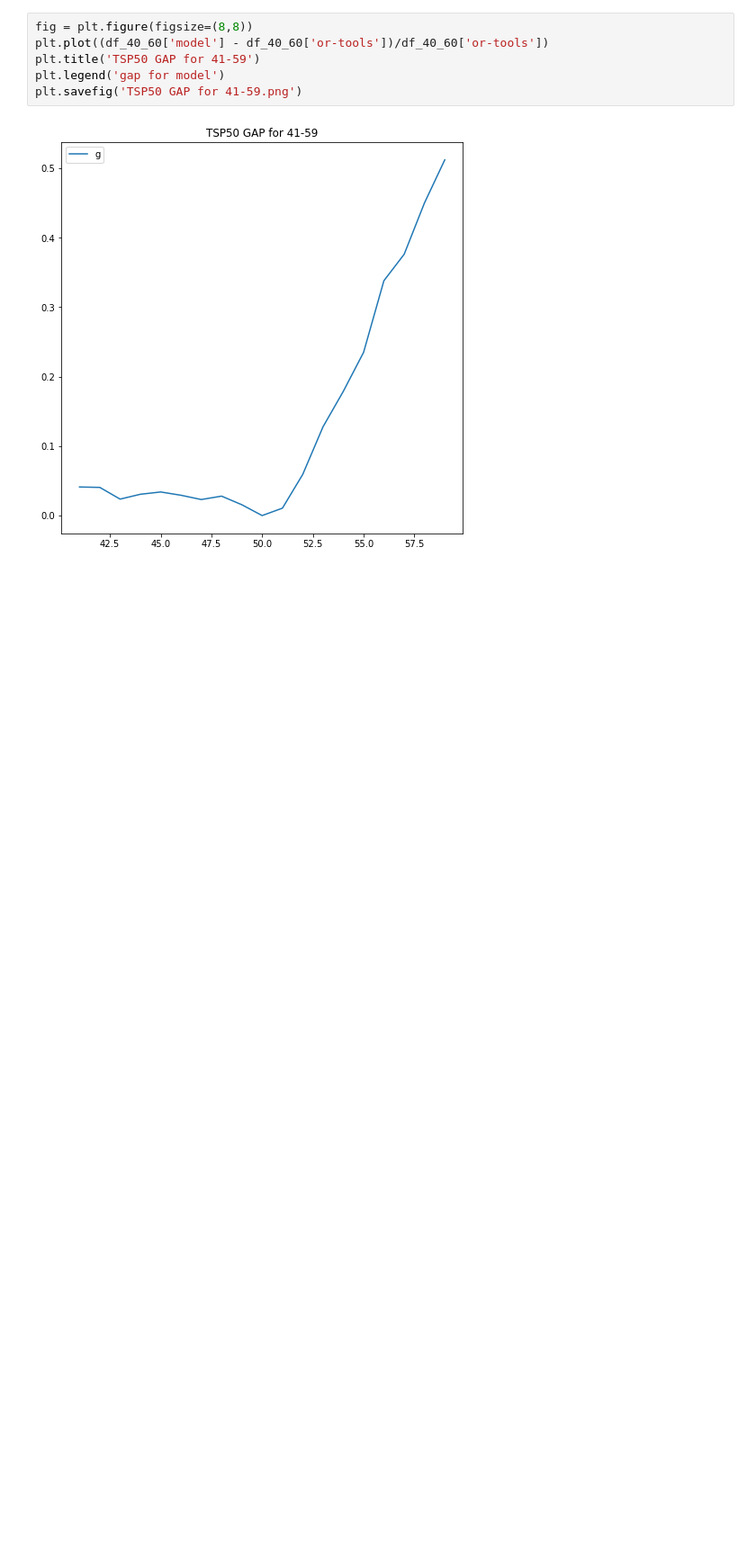
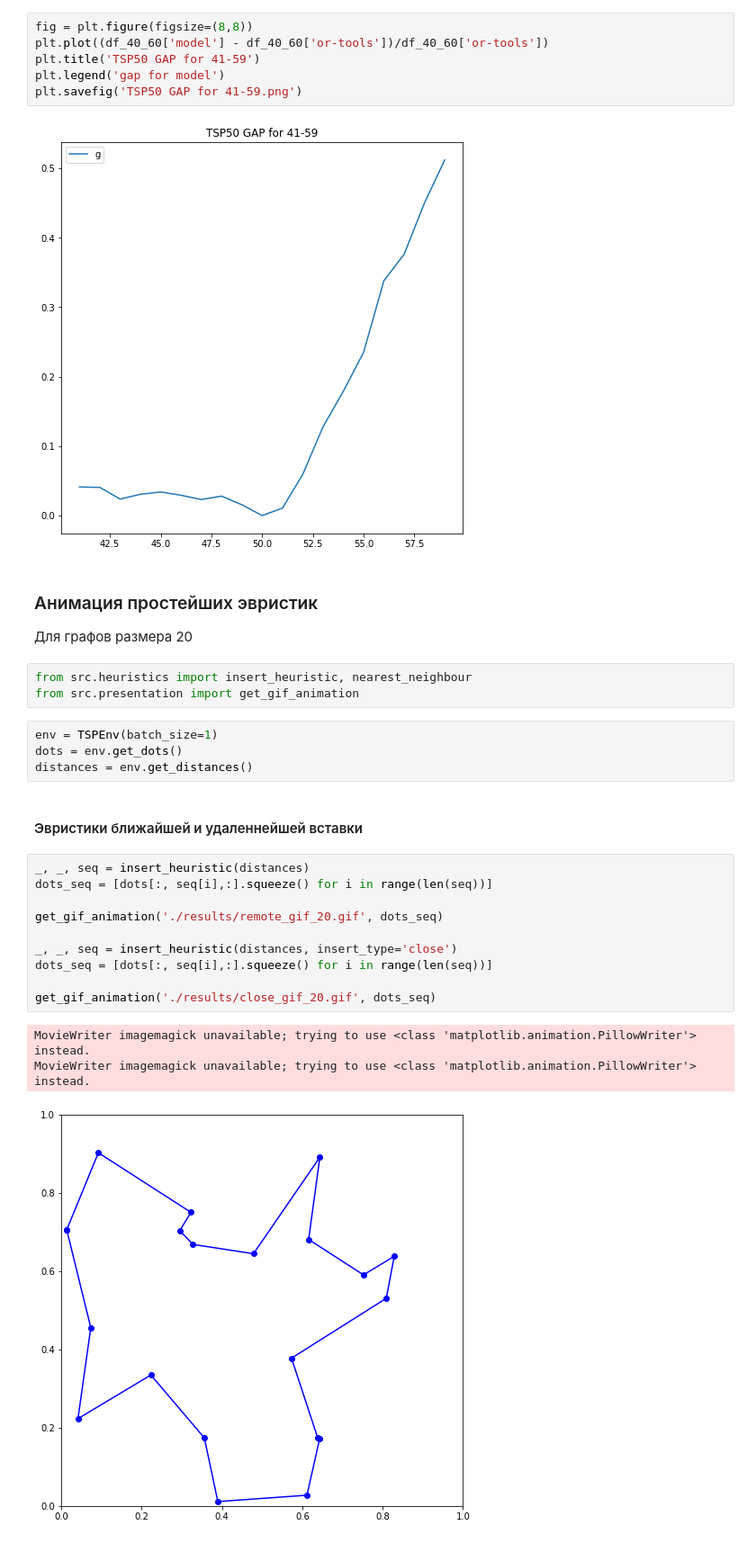
Before and after one commit to Arssel/TSP_RL, a Jupyter notebook: Experiments.ipynb, the cells around one changed output. Shown at 90% size. Drawn from its saved outputs; the diff is of its cells as text; blank space fills up the shorter version.

Commit message:
some addons to heuristics + gifs

```diff
--- a/Experiments.ipynb
+++ b/Experiments.ipynb
@@ -248,3 +248,29 @@ plt.legend('gap for model')
 plt.savefig('TSP50 GAP for 41-59.png')
 # %% [output]
 [figure]
+# %% [markdown]
+### Анимация простейших эвристик
+Для графов размера 20
+# %%
+from src.heuristics import insert_heuristic, nearest_neighbour
+from src.presentation import get_gif_animation
+# %%
+env = TSPEnv(batch_size=1)
+dots = env.get_dots()
+distances = env.get_distances()
+# %% [markdown]
+#### Эвристики ближайшей и удаленнейшей вставки
+# %%
+_, _, seq = insert_heuristic(distances)
+dots_seq = [dots[:, seq[i],:].squeeze() for i in range(len(seq))]
+
+get_gif_animation('./results/remote_gif_20.gif', dots_seq)
+
+_, _, seq = insert_heuristic(distances, insert_type='close')
+dots_seq = [dots[:, seq[i],:].squeeze() for i in range(len(seq))]
+
+get_gif_animation('./results/close_gif_20.gif', dots_seq)
+# %% [output]
+MovieWriter imagemagick unavailable; trying to use <class 'matplotlib.animation.PillowWriter'> instead.
+MovieWriter imagemagick unavailable; trying to use <class 'matplotlib.animation.PillowWriter'> instead.
+[figure, added]
```
Also changed, not shown: parts of 5 cells of this notebook, 6 other files.
